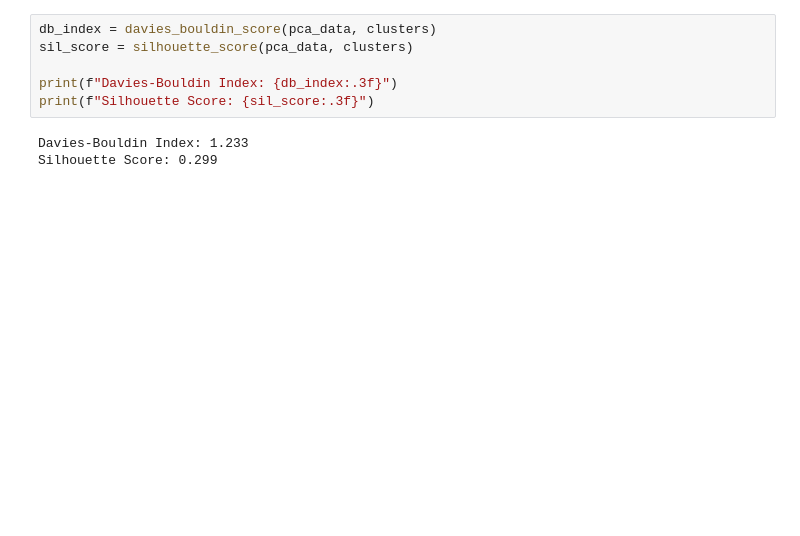
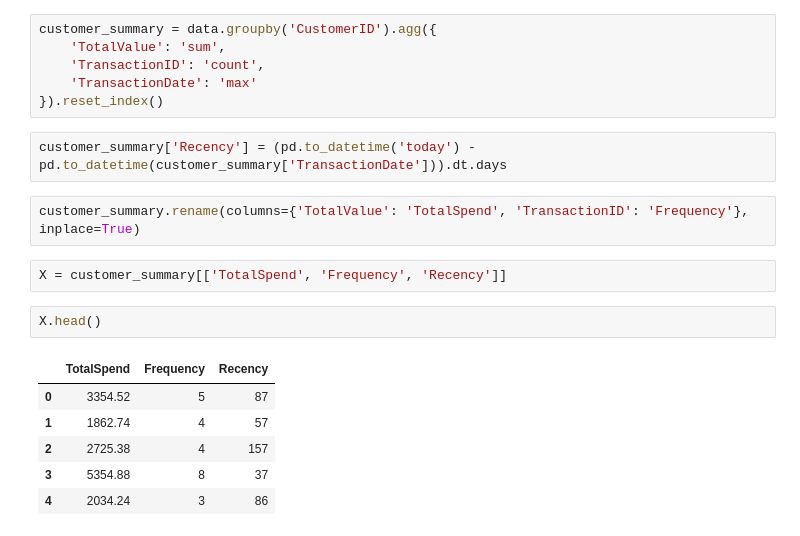
Before and after one commit to Sivasankar0312/assesmentintern, a Jupyter notebook: Sivasankar_S_Clustering.ipynb, the cells around one changed output. Saved outputs shown, nothing was run; the diff lists cells and outputs as text; blank space fills up the shorter version.

```diff
--- a/Sivasankar_S_Clustering.ipynb
+++ b/Sivasankar_S_Clustering.ipynb
@@ -139,9 +13,21 @@ plt.show()
-# %%
-db_index = davies_bouldin_score(pca_data, clusters)
-sil_score = silhouette_score(pca_data, clusters)
-
-print(f"Davies-Bouldin Index: {db_index:.3f}")
-print(f"Silhouette Score: {sil_score:.3f}")
-# %% [output]
-Davies-Bouldin Index: 1.233
-Silhouette Score: 0.299
+# %%
+customer_summary = data.groupby('CustomerID').agg({
+    'TotalValue': 'sum',
+    'TransactionID': 'count',
+    'TransactionDate': 'max'
+}).reset_index()
+# %%
+customer_summary['Recency'] = (pd.to_datetime('today') - pd.to_datetime(customer_summary['TransactionDate'])).dt.days
+# %%
+customer_summary.rename(columns={'TotalValue': 'TotalSpend', 'TransactionID': 'Frequency'}, inplace=True)
+# %%
+X = customer_summary[['TotalSpend', 'Frequency', 'Recency']]
+# %%
+X.head()
+# %% [output]
+|  | TotalSpend | Frequency | Recency |
+| 0 | 3354.52 | 5 | 87 |
+| 1 | 1862.74 | 4 | 57 |
+| 2 | 2725.38 | 4 | 157 |
+| 3 | 5354.88 | 8 | 37 |
+| 4 | 2034.24 | 3 | 86 |
```
Also changed, not shown: parts of 23 cells of this notebook, 1 other file.
